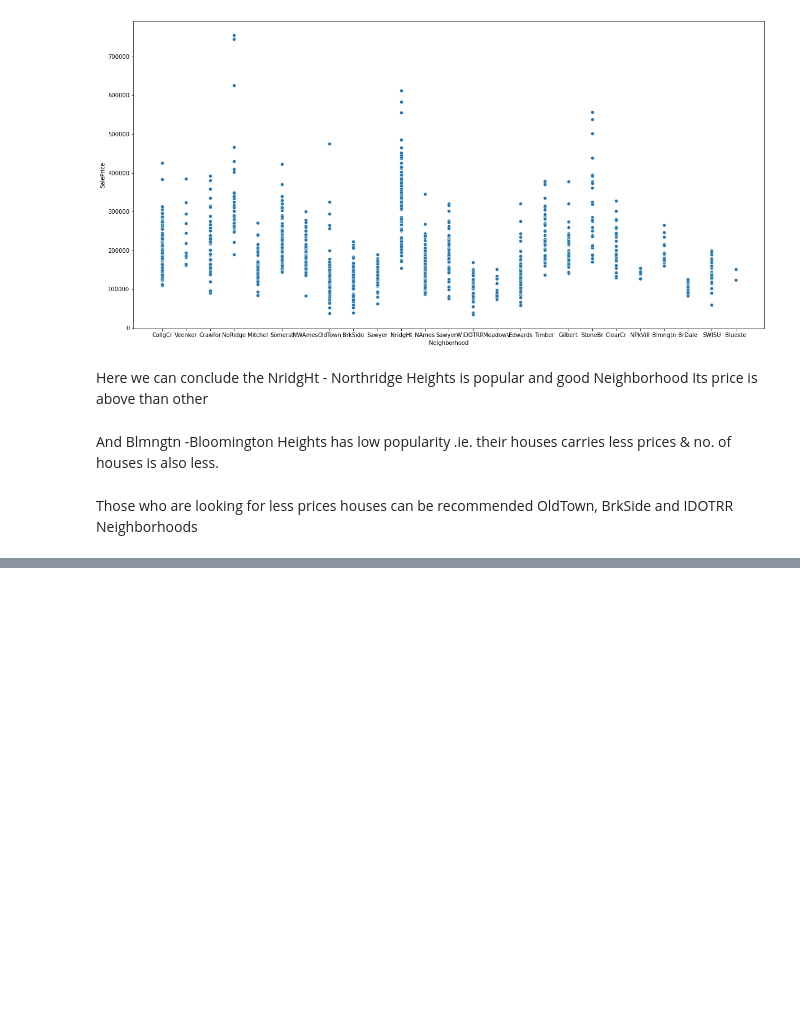
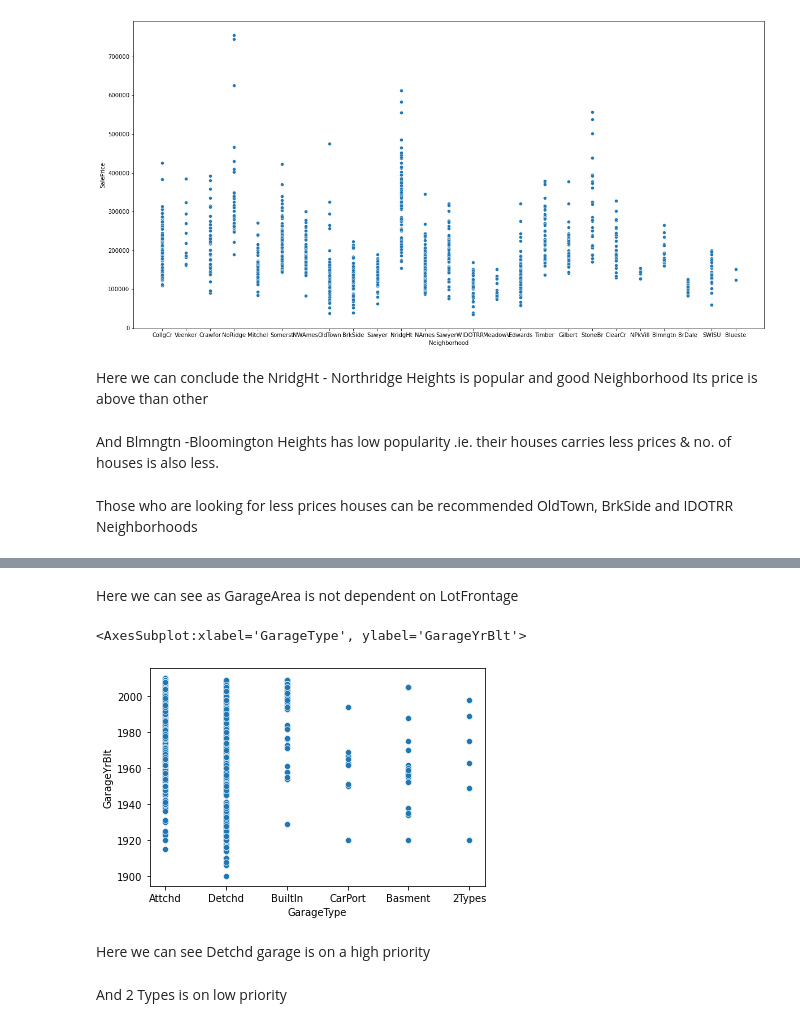
Before and after one commit to tosif91/machine_learning, a Jupyter notebook: basics/EDA_housing.ipynb, the cells around one changed output, grey strips where cells are left out. Saved outputs shown, nothing was run; the diff lists cells and outputs as text; code cells hidden in the pictures; blank space fills up the shorter version.

```diff
--- a/basics/EDA_housing.ipynb
+++ b/basics/EDA_housing.ipynb
@@ -219,0 +234,11 @@ Those who are looking for less prices houses can be recommended OldTown, BrkSide
+# %% [markdown]
+Here we can see as GarageArea is not dependent on LotFrontage
+# %%
+sns.scatterplot(x='GarageType',y='GarageYrBlt',data=df)
+# %% [output]
+<AxesSubplot:xlabel='GarageType', ylabel='GarageYrBlt'>
+[figure, added]
+# %% [markdown]
+Here we can see Detchd garage is on a high priority
+# %% [markdown]
+And 2 Types is on low priority
```
Also changed, not shown: parts of 2 cells of this notebook.
